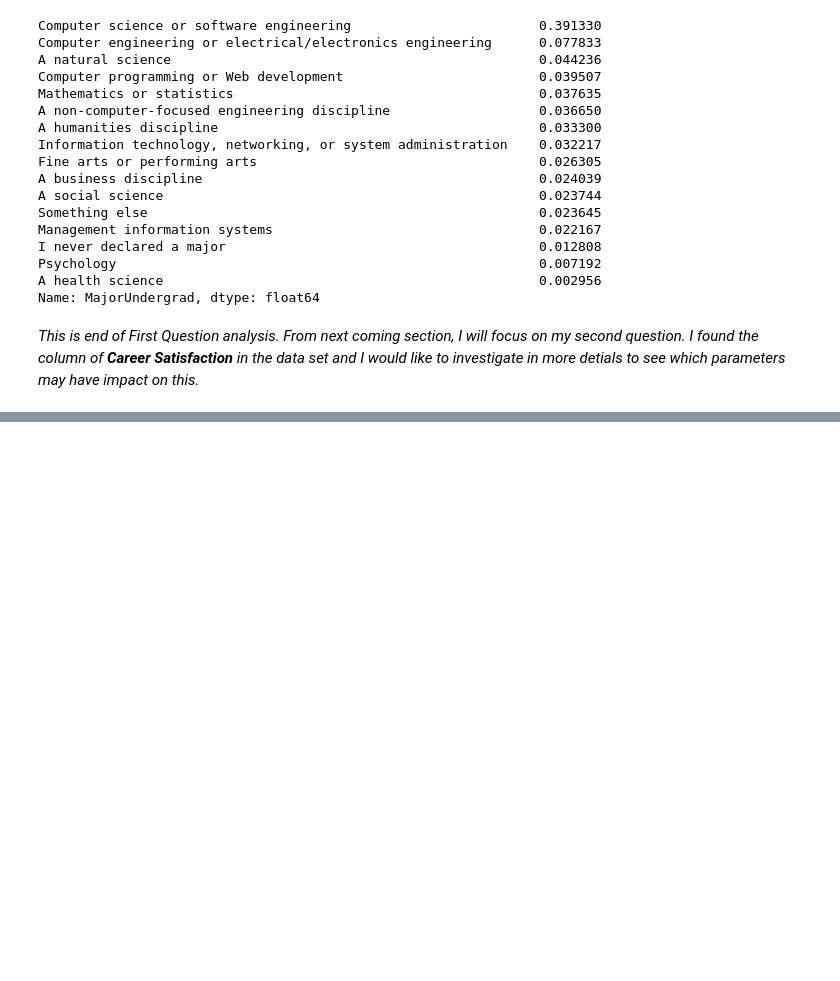
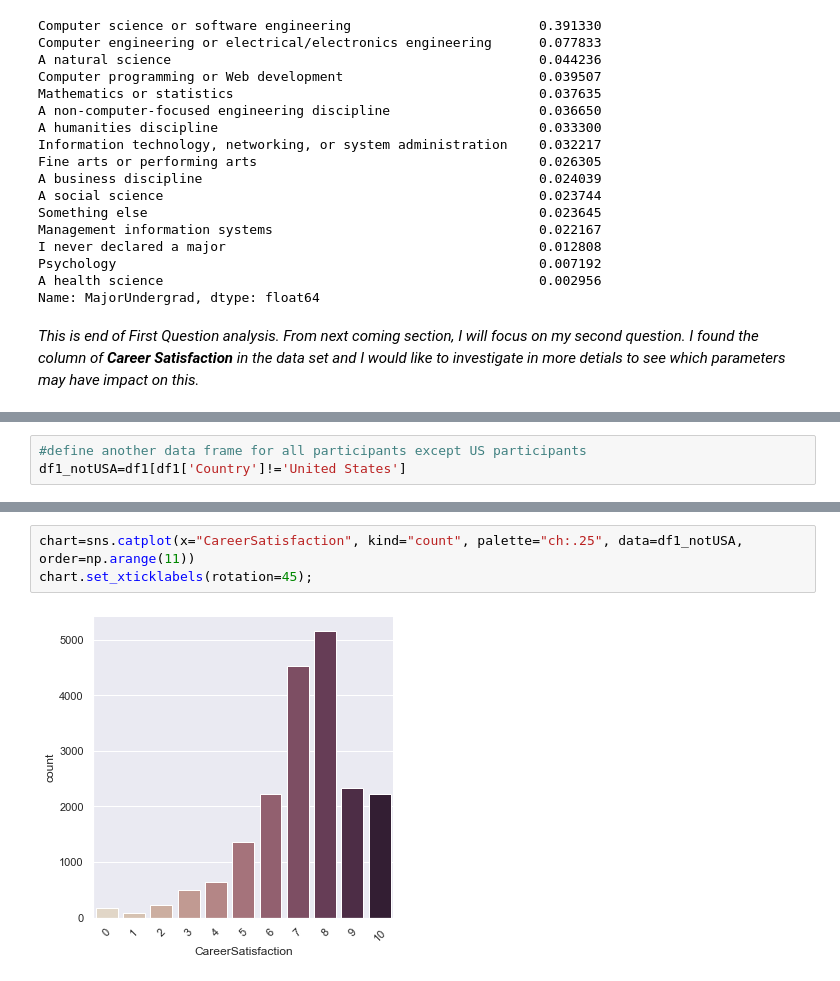
Before and after one commit to mkhajeh/StackOverFlow_2017_Survey_Analysis, a Jupyter notebook: StackOverflow 2017 Survey Analysis.ipynb, the cells around one changed output, grey strips where cells are left out. Drawn from its saved outputs; the diff is of its cells as text; blank space fills up the shorter version.

```diff
--- a/StackOverflow 2017 Survey Analysis.ipynb
+++ b/StackOverflow 2017 Survey Analysis.ipynb
@@ -302,0 +355,3 @@ Name: MajorUndergrad, dtype: float64
+# %%
+#define another data frame for all participants except US participants
+df1_notUSA=df1[df1['Country']!='United States']
@@ -302,0 +371,5 @@ Name: MajorUndergrad, dtype: float64
+# %%
+chart=sns.catplot(x="CareerSatisfaction", kind="count", palette="ch:.25", data=df1_notUSA, order=np.arange(11))
+chart.set_xticklabels(rotation=45);
+# %% [output]
+[figure, added]
```
Also changed, not shown: parts of 24 cells of this notebook.
